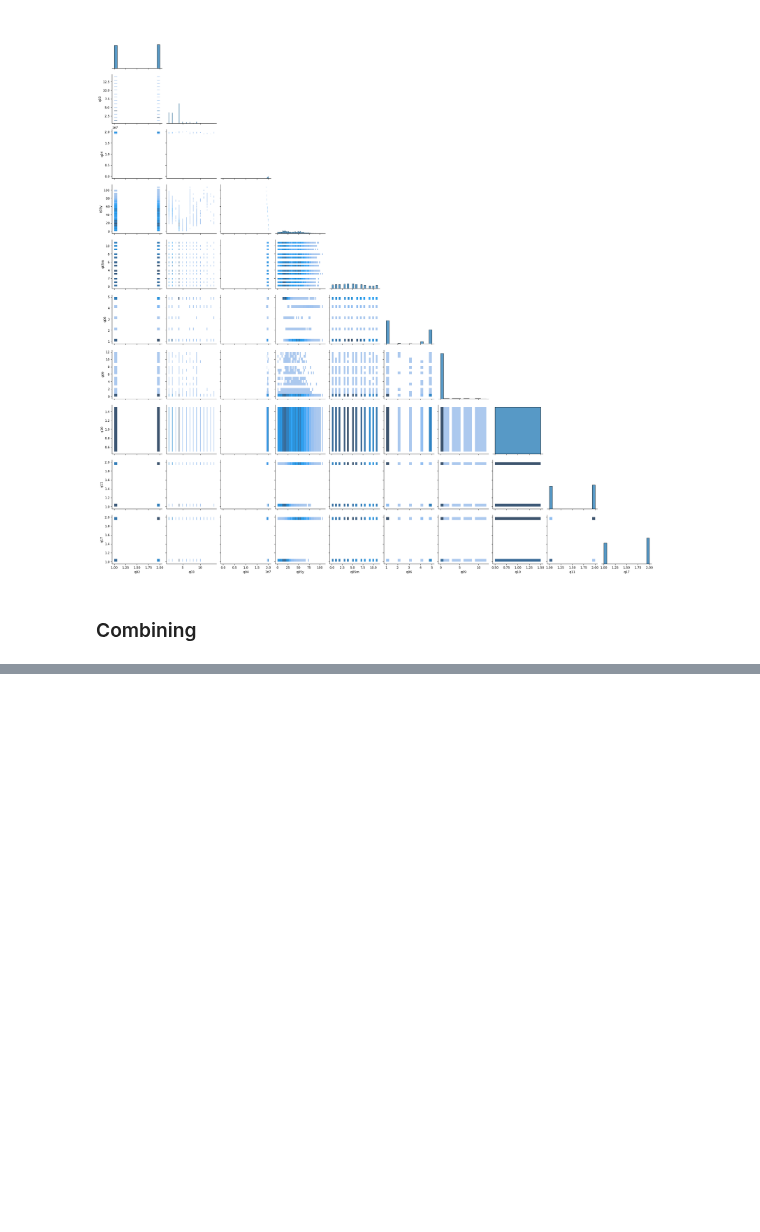
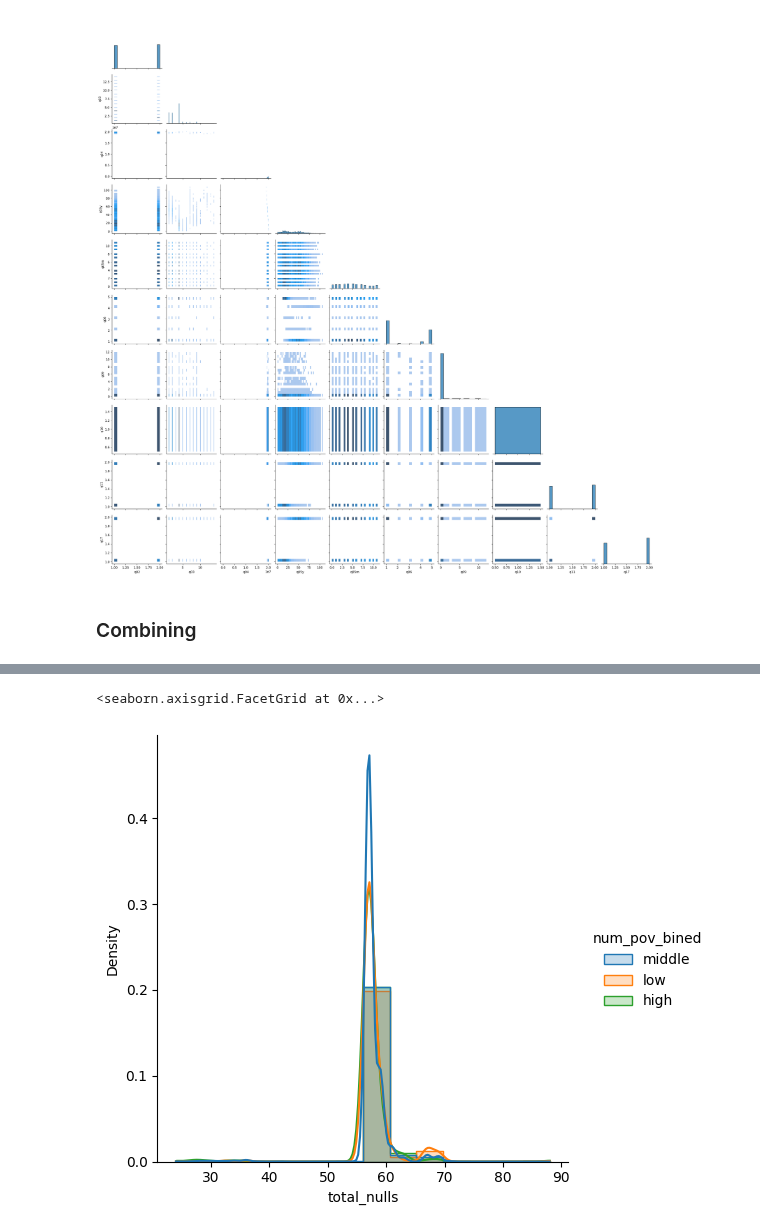
Before and after one commit to BorisLeung/STA841Kaggle, a Jupyter notebook: eda.ipynb, the cells around one changed output, grey strips where cells are left out. Drawn from its saved outputs; the diff is of its cells as text; code cells hidden in the pictures; blank space fills up the shorter version.

```diff
--- a/eda.ipynb
+++ b/eda.ipynb
@@ -204,3 +202,61 @@ sns.pairplot(doi, kind="hist", corner=True)
 # %% [output]
 <seaborn.axisgrid.PairGrid at 0x...>
 [figure]
+# %%
+null_data = pd.DataFrame(
+    np.column_stack(
+        [
+            combined_train_with_num_pov.isnull().to_numpy().sum(axis=1),
+            combined_train_with_num_pov.loc[
+                :, combined_train_with_num_pov.columns.str.startswith("house")
+            ]
+            .isnull()
+            .to_numpy()
+            .sum(axis=1),
+            combined_train_with_num_pov.loc[
+                :, combined_train_with_num_pov.columns.str.startswith("edu")
+            ]
+            .isnull()
+            .to_numpy()
+            .sum(axis=1),
+            combined_train_with_num_pov["num_pov"],
+            # pd.cut(
+            #     combined_train_with_num_pov["num_pov"].astype(int),
+            #     bins=[0, 2, 5, 8, 10],
+            #     labels=["low", "mid-low", "mid-high", "high"],
+            # ),
+            pd.cut(
+                combined_train_with_num_pov["num_pov"].astype(int),
+                bins=[0, 2, 6, 10],
+                labels=["low", "middle", "high"],
+            ),
+            # np.where(
+            #     (combined_train_with_num_pov["num_pov"].astype(int) >= 3)
+            #     & (combined_train_with_num_pov["num_pov"].astype(int) <= 8),
+            #     "middle",
+            #     "outlier",
+            # ),
+        ]
+    ),
+    columns=["total_nulls", "house_nulls", "edu_nulls", "num_pov", "num_pov_bined"],
+)
+
+# Ensure that the columns are numeric
+null_data["total_nulls"] = pd.to_numeric(null_data["total_nulls"])
+null_data["house_nulls"] = pd.to_numeric(null_data["house_nulls"])
+null_data["edu_nulls"] = pd.to_numeric(null_data["edu_nulls"])
+null_data["num_pov"] = pd.to_numeric(null_data["num_pov"])
+
+# similar null distributions across the poverty levels...
+sns.displot(
+    null_data,
+    x="total_nulls",
+    hue="num_pov_bined",
+    stat="density",
+    common_norm=False,
+    kde=True,
+    element="step",
+)
+# %% [output]
+<seaborn.axisgrid.FacetGrid at 0x...>
+[figure, added]
```
Also changed, not shown: parts of 9 cells of this notebook.
